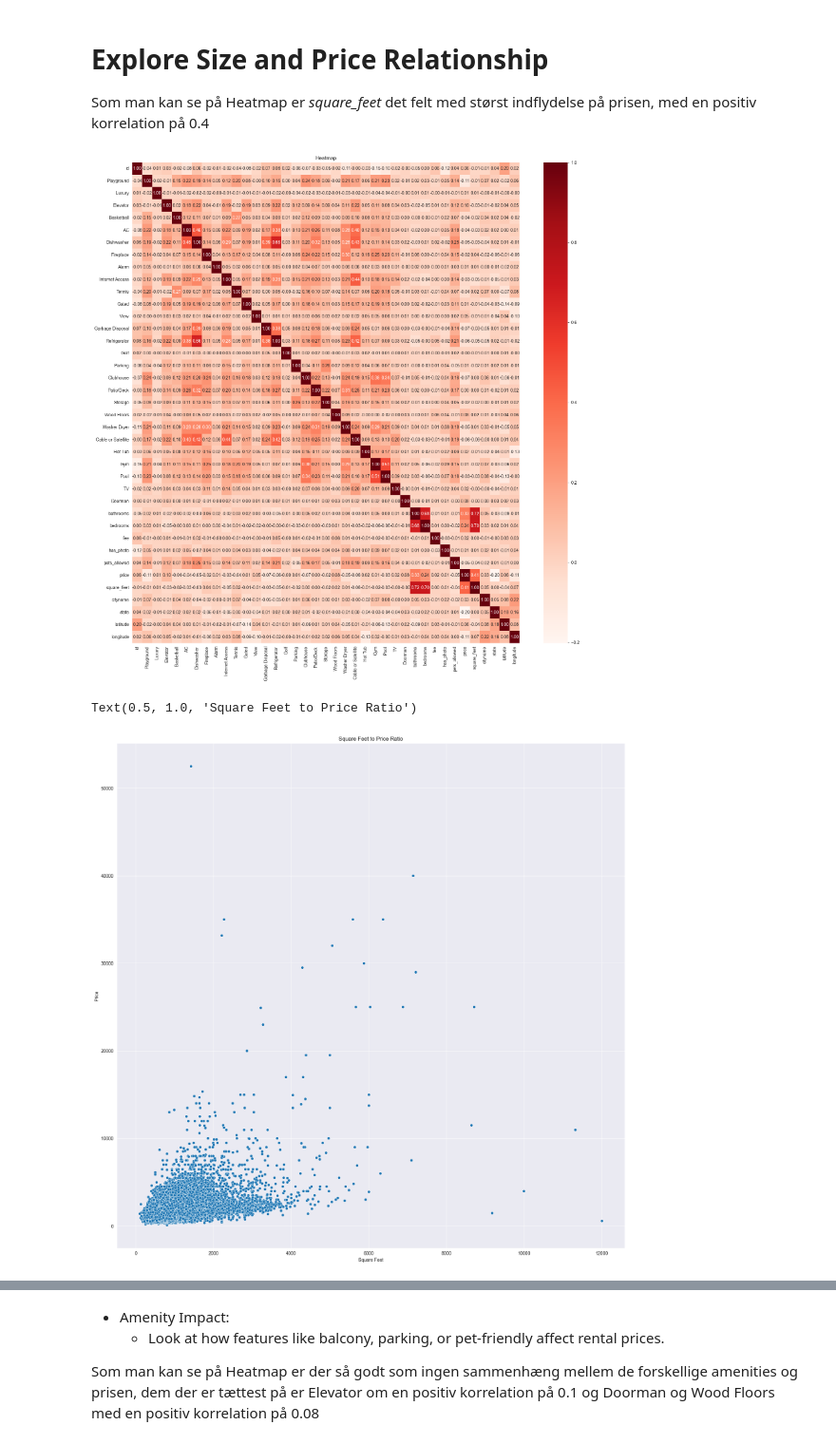
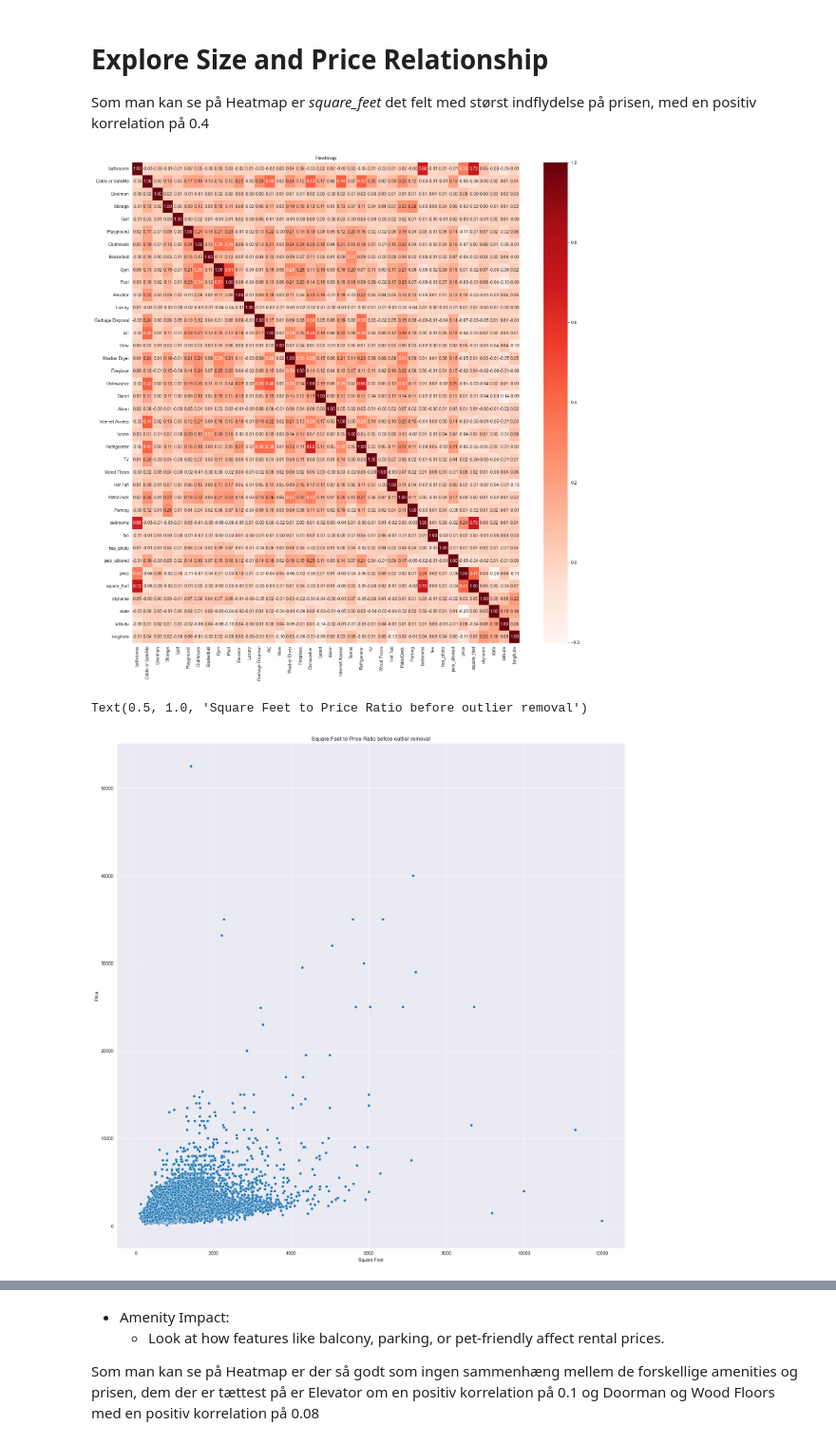
Before and after one commit to Mathias1997/Projekt-Rentprice, a Jupyter notebook: rent_price_exam.ipynb, the cells around one changed output, grey strips where cells are left out. Shown at 95% size. Saved outputs shown, nothing was run; the diff lists cells and outputs as text; code cells hidden in the pictures.

```diff
--- a/rent_price_exam.ipynb
+++ b/rent_price_exam.ipynb
@@ -146,7 +148,7 @@ Amount of rows where 'category' is not 'housing/rent/apartment': 61
 Fordi alle rækkerne benytter USD i 'currency' kolonnen, er den kolonne ikke nødvendig. kolonnen  'Price_Display' er heller ikke nødvendig da den blot formaterer prisen i forhold til 'currency' og prisen ligger for sig selv i kolonnen 'price'
 'title' kolonnen er en ustruktureret beskrivelse af lejemålet, og jeg vurdere ikke denne som relevant for den vidre analyse. Det samme er gældende for 'source' kolonnen, 'time' kolonnen og 'body' kolonnen
 # %%
-data.drop(['price_display','currency', 'title', 'source', 'time', 'body'], axis=1, inplace=True)
+data.drop(['price_display','currency', 'title', 'source', 'time', 'body', 'id'], axis=1, inplace=True)
 # %% [markdown]
 ### The Category value
 # %%
@@ -605,13 +628,13 @@ sns.heatmap(data.corr(),annot=True, cmap='Reds', fmt='.2f')
 plt.title("Heatmap")
 plt.show()
 # %% [output]
-[figure, old version]
+[figure, new version]
 # %%
 plt.figure(figsize=(20,20))
 sns.scatterplot(data=data, x="square_feet", y="price")
 plt.xlabel("Square Feet")
 plt.ylabel("Price")
-plt.title("Square Feet to Price Ratio")
+plt.title("Square Feet to Price Ratio before outlier removal")
 # %% [output]
-Text(0.5, 1.0, 'Square Feet to Price Ratio')
+Text(0.5, 1.0, 'Square Feet to Price Ratio before outlier removal')
-[figure, old version]
+[figure, new version]
```
Also changed, not shown: parts of 48 cells of this notebook.
